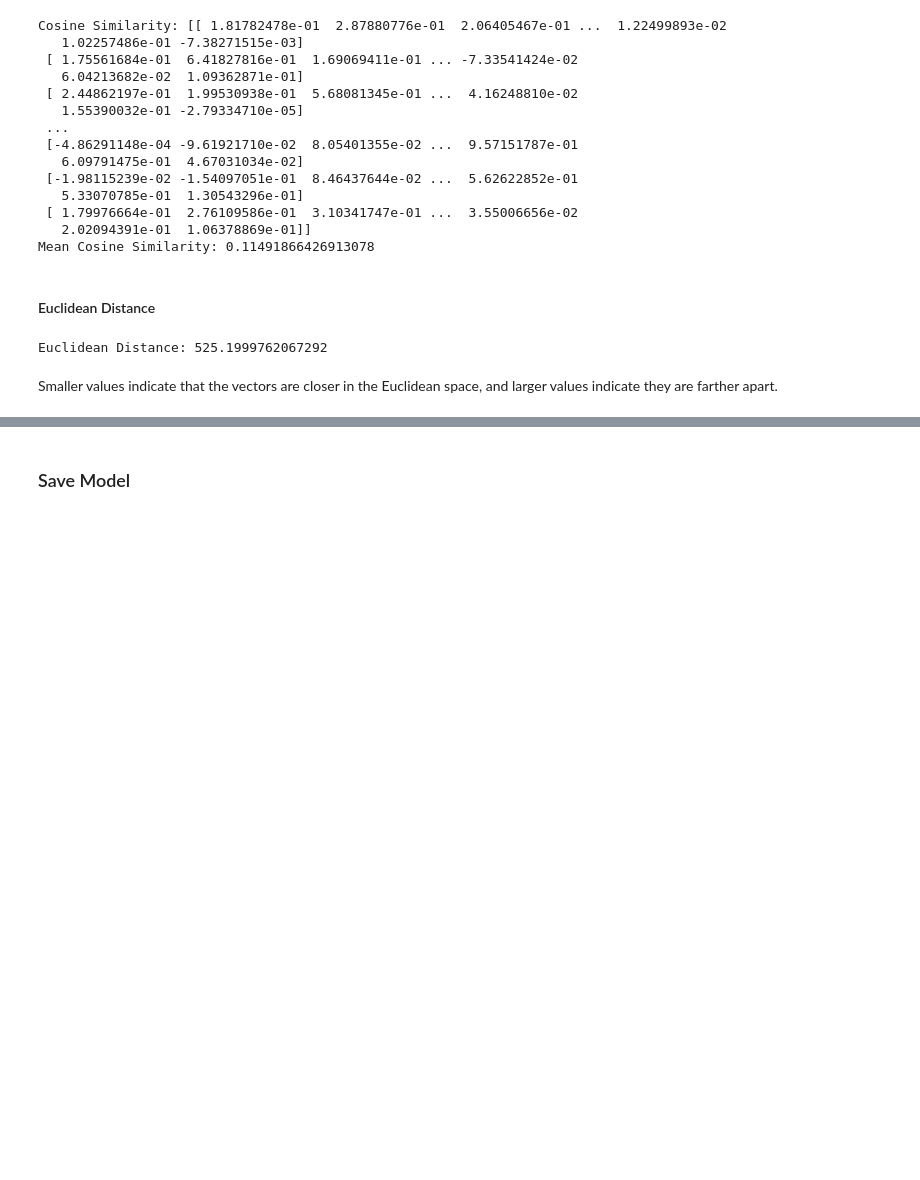
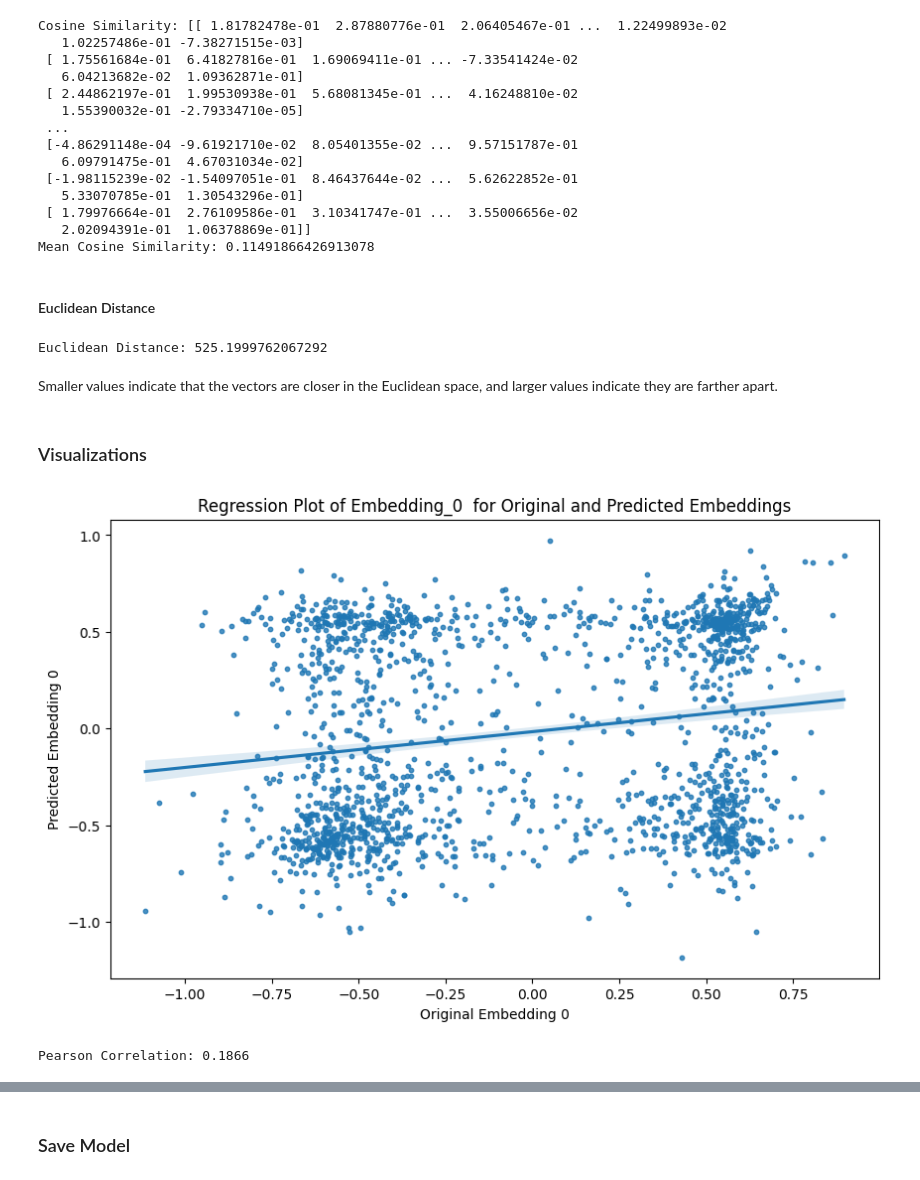
Before and after one commit to ersilia-os/eos3nl8, a Jupyter notebook: model/framework/code/ersilia_knn_1n.ipynb, the cells around one changed output, grey strips where cells are left out. Saved outputs shown, nothing was run; the diff lists cells and outputs as text; code cells hidden in the pictures; blank space fills up the shorter version.

Commit message:
add visualizations

```diff
--- a/model/framework/code/ersilia_knn_1n.ipynb
+++ b/model/framework/code/ersilia_knn_1n.ipynb
@@ -234,3 +236,44 @@ print(f"Euclidean Distance: {euclidean_dist}")
 Euclidean Distance: 525.1999762067292
 # %% [markdown]
 Smaller values indicate that the vectors are closer in the Euclidean space, and larger values indicate they are farther apart.
+# %% [markdown]
+### Visualizations
+# %%
+def col_comparison(embedding_index, original_embeddings=y_test, predicted_embeddings=average_output_test):
+    '''Function to compare the original embeddings with the predicted embeddings.
+    It uses a regression plot and Pearson correlation for comparison.
+
+    Parameter
+    ----------
+    embedding_index (int): number specifying the embedding you want to compare. It ranges from 0-399.
+    original_embeddings (np.array): The original embeddings from the knowledge graph.
+    predicted_embeddingns (np.array): The embeddings predicted by the model
+
+    Returns
+    -------
+    pearson_corr (np.array): person correlation score.
+    '''
+    # Extract embedding_index for both arrays
+    embedding_index_y_test = original_embeddings[:, embedding_index]
+    embedding_index_mf = predicted_embeddings[:, embedding_index]
+
+    # Create a DataFrame for Seaborn plotting
+    emb_df = pd.DataFrame({'Embedding_index_y_test': embedding_index_y_test,
+                       'Embedding_index_mf': embedding_index_mf})
+
+    # Plot the regression plot with Pearson correlation
+    plt.figure(figsize=(10, 6))
+    sns.regplot(x='Embedding_index_y_test', y='Embedding_index_mf', data=emb_df, scatter_kws={'s': 10})
+    plt.title(f'Regression Plot of Embedding_{embedding_index}  for Original and Predicted Embeddings')
+    plt.xlabel(f'Original Embedding {embedding_index}')
+    plt.ylabel(f'Predicted Embedding {embedding_index}')
+    plt.show()
+
+    # Calculate the Pearson correlation
+    pearson_corr = np.corrcoef(embedding_index_y_test, embedding_index_mf)[0, 1]
+    print(f'Pearson Correlation: {pearson_corr:.4f}')
+# %%
+col_comparison(0)
+# %% [output]
+[figure, added]
+Pearson Correlation: 0.1866
```
Also changed, not shown: parts of 10 cells of this notebook, 1 other file.
